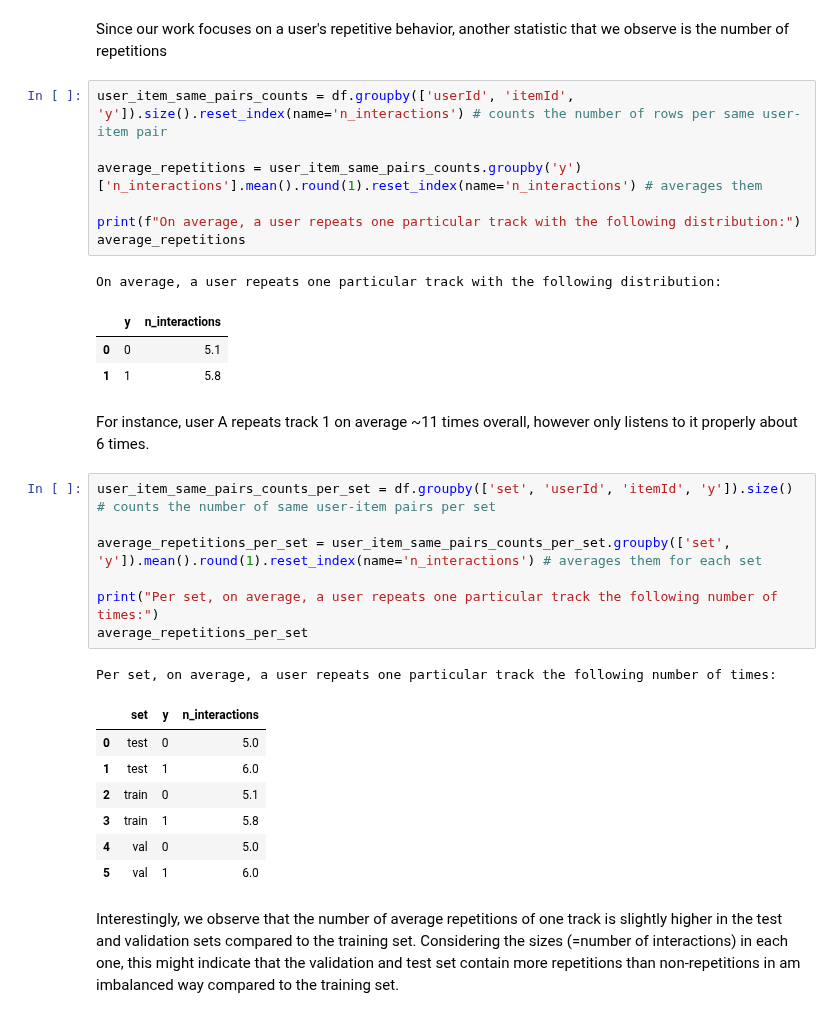
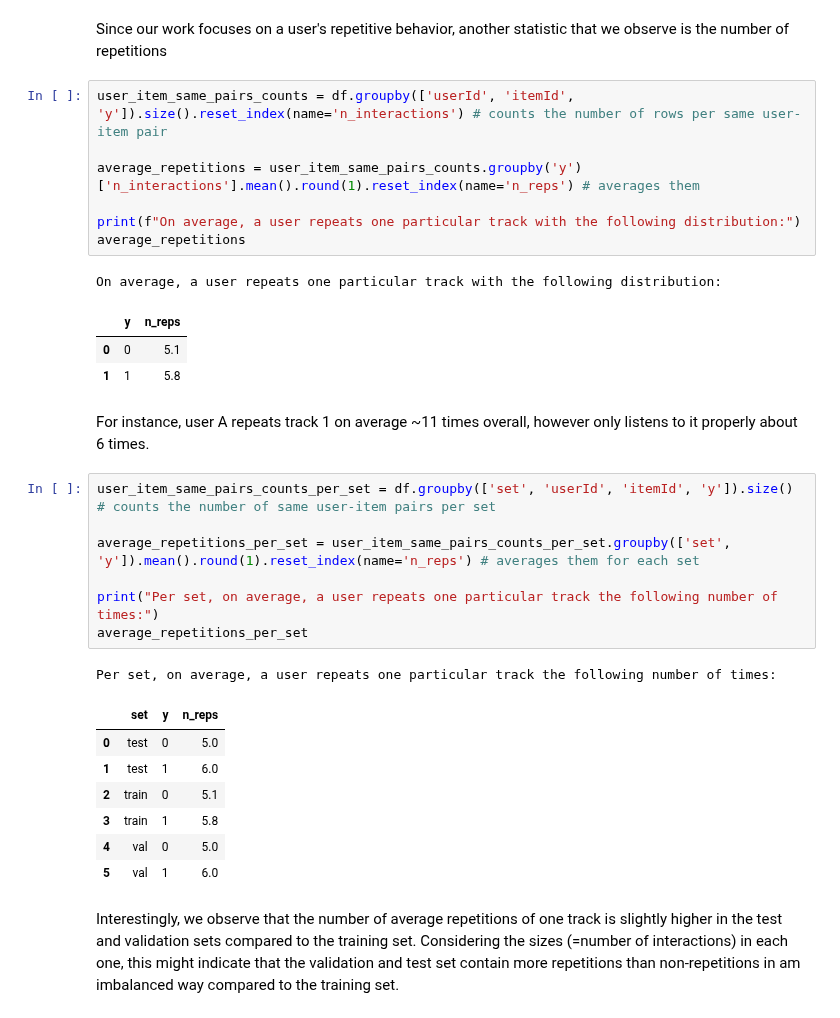
Before and after one commit to Laura-Legat/Practical-Work-AI, a Jupyter notebook: dataset_analysis.ipynb, the cells around one changed output. Saved outputs shown, nothing was run; the diff lists cells and outputs as text.

```diff
--- a/dataset_analysis.ipynb
+++ b/dataset_analysis.ipynb
@@ -180,13 +180,13 @@ Since our work focuses on a user's repetitive behavior, another statistic that w
 # %%
 user_item_same_pairs_counts = df.groupby(['userId', 'itemId', 'y']).size().reset_index(name='n_interactions') # counts the number of rows per same user-item pair
 
-average_repetitions = user_item_same_pairs_counts.groupby('y')['n_interactions'].mean().round(1).reset_index(name='n_interactions') # averages them
+average_repetitions = user_item_same_pairs_counts.groupby('y')['n_interactions'].mean().round(1).reset_index(name='n_reps') # averages them
 
 print(f"On average, a user repeats one particular track with the following distribution:")
 average_repetitions
 # %% [output]
 On average, a user repeats one particular track with the following distribution:
-|  | y | n_interactions |
+|  | y | n_reps |
 | 0 | 0 | 5.1 |
 | 1 | 1 | 5.8 |
 # %% [markdown]
@@ -194,13 +194,13 @@ For instance, user A repeats track 1 on average ~11 times overall, however only
 # %%
 user_item_same_pairs_counts_per_set = df.groupby(['set', 'userId', 'itemId', 'y']).size() # counts the number of same user-item pairs per set
 
-average_repetitions_per_set = user_item_same_pairs_counts_per_set.groupby(['set', 'y']).mean().round(1).reset_index(name='n_interactions') # averages them for each set
+average_repetitions_per_set = user_item_same_pairs_counts_per_set.groupby(['set', 'y']).mean().round(1).reset_index(name='n_reps') # averages them for each set
 
 print("Per set, on average, a user repeats one particular track the following number of times:")
 average_repetitions_per_set
 # %% [output]
 Per set, on average, a user repeats one particular track the following number of times:
-|  | set | y | n_interactions |
+|  | set | y | n_reps |
 | 0 | test | 0 | 5.0 |
 | 1 | test | 1 | 6.0 |
 | 2 | train | 0 | 5.1 |
```
Also changed, not shown: parts of 7 cells of this notebook.
